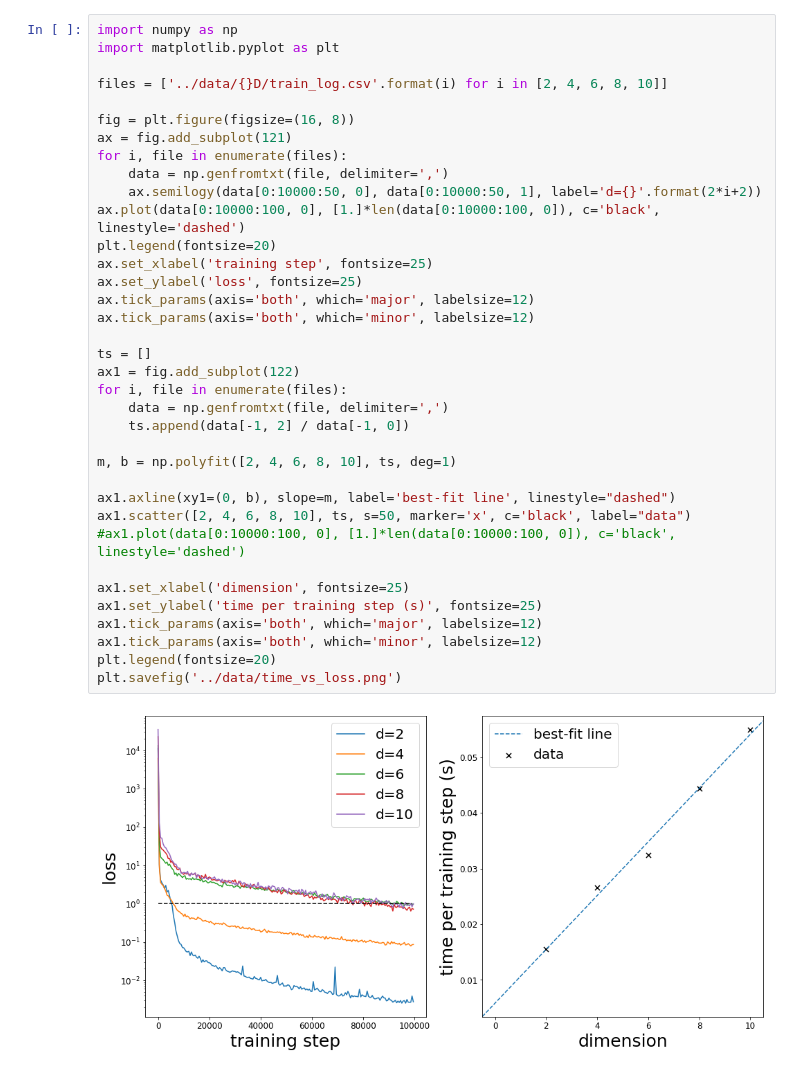
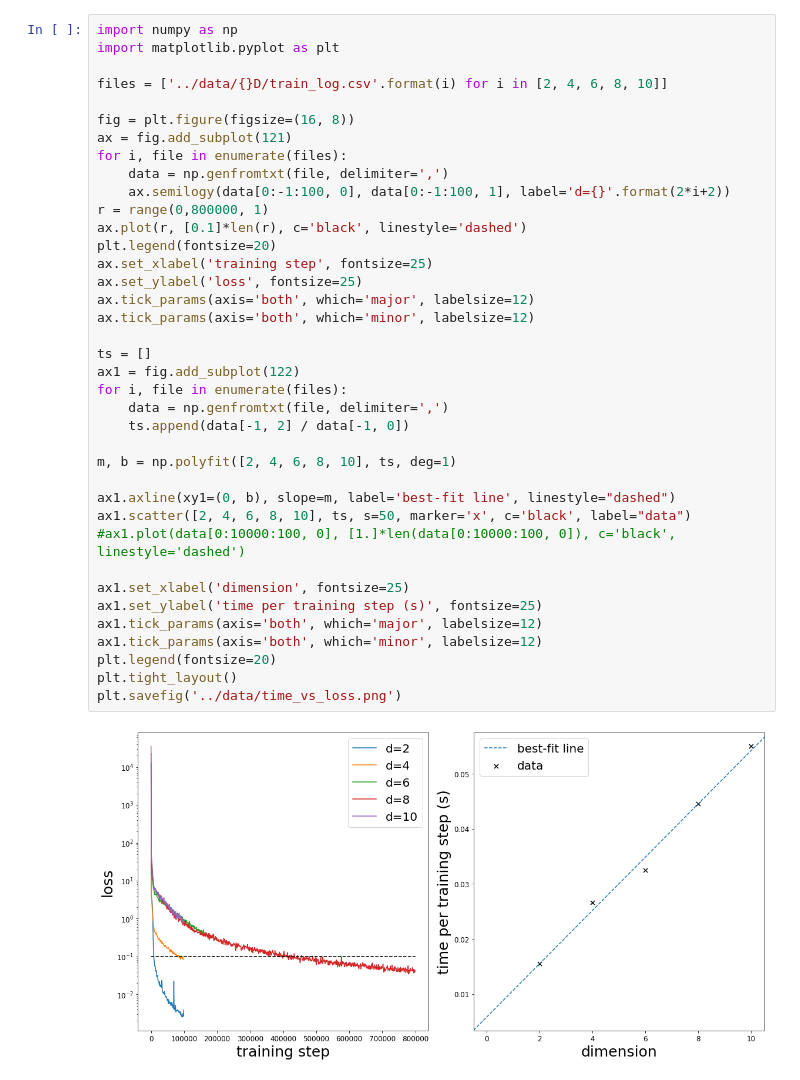
Before and after one commit to pinakm9/sphere-fp, a Jupyter notebook: notebooks/time_vs_loss.ipynb, the cells around one changed output. Saved outputs shown, nothing was run; the diff lists cells and outputs as text.

```diff
--- a/notebooks/time_vs_loss.ipynb
+++ b/notebooks/time_vs_loss.ipynb
@@ -6,33 +6,35 @@ files = ['../data/{}D/train_log.csv'.format(i) for i in [2, 4, 6, 8, 10]]
 
 fig = plt.figure(figsize=(16, 8))
 ax = fig.add_subplot(121)
 for i, file in enumerate(files):
     data = np.genfromtxt(file, delimiter=',')
-    ax.semilogy(data[0:10000:50, 0], data[0:10000:50, 1], label='d={}'.format(2*i+2))
-ax.plot(data[0:10000:100, 0], [1.]*len(data[0:10000:100, 0]), c='black', linestyle='dashed')
+    ax.semilogy(data[0:-1:100, 0], data[0:-1:100, 1], label='d={}'.format(2*i+2))
+r = range(0,800000, 1)
+ax.plot(r, [0.1]*len(r), c='black', linestyle='dashed')
 plt.legend(fontsize=20)
 ax.set_xlabel('training step', fontsize=25)
 ax.set_ylabel('loss', fontsize=25)
 ax.tick_params(axis='both', which='major', labelsize=12)
 ax.tick_params(axis='both', which='minor', labelsize=12)
 
 ts = []
 ax1 = fig.add_subplot(122)
 for i, file in enumerate(files):
     data = np.genfromtxt(file, delimiter=',')
     ts.append(data[-1, 2] / data[-1, 0])
 
 m, b = np.polyfit([2, 4, 6, 8, 10], ts, deg=1)
 
 ax1.axline(xy1=(0, b), slope=m, label='best-fit line', linestyle="dashed")
 ax1.scatter([2, 4, 6, 8, 10], ts, s=50, marker='x', c='black', label="data")
 #ax1.plot(data[0:10000:100, 0], [1.]*len(data[0:10000:100, 0]), c='black', linestyle='dashed')
 
 ax1.set_xlabel('dimension', fontsize=25)
 ax1.set_ylabel('time per training step (s)', fontsize=25)
 ax1.tick_params(axis='both', which='major', labelsize=12)
 ax1.tick_params(axis='both', which='minor', labelsize=12)
 plt.legend(fontsize=20)
+plt.tight_layout()
 plt.savefig('../data/time_vs_loss.png')
 # %% [output]
-[figure, old version]
+[figure, new version]
```
Also changed, not shown: 6 other files.
